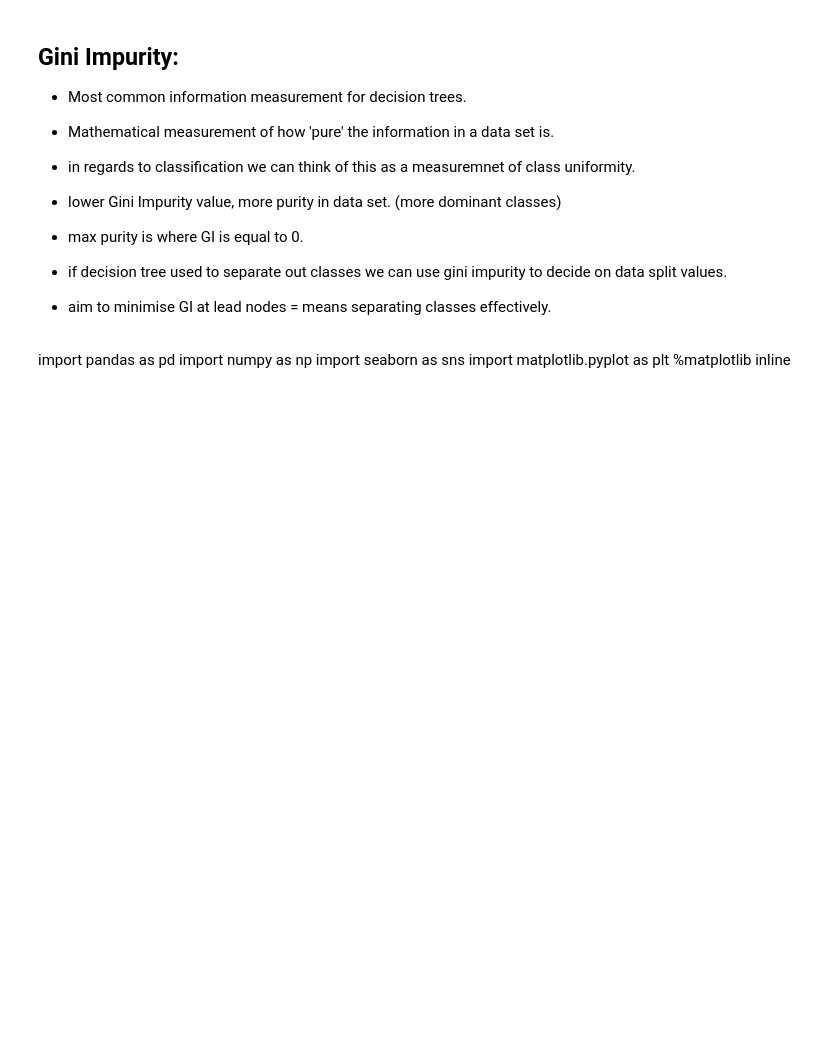
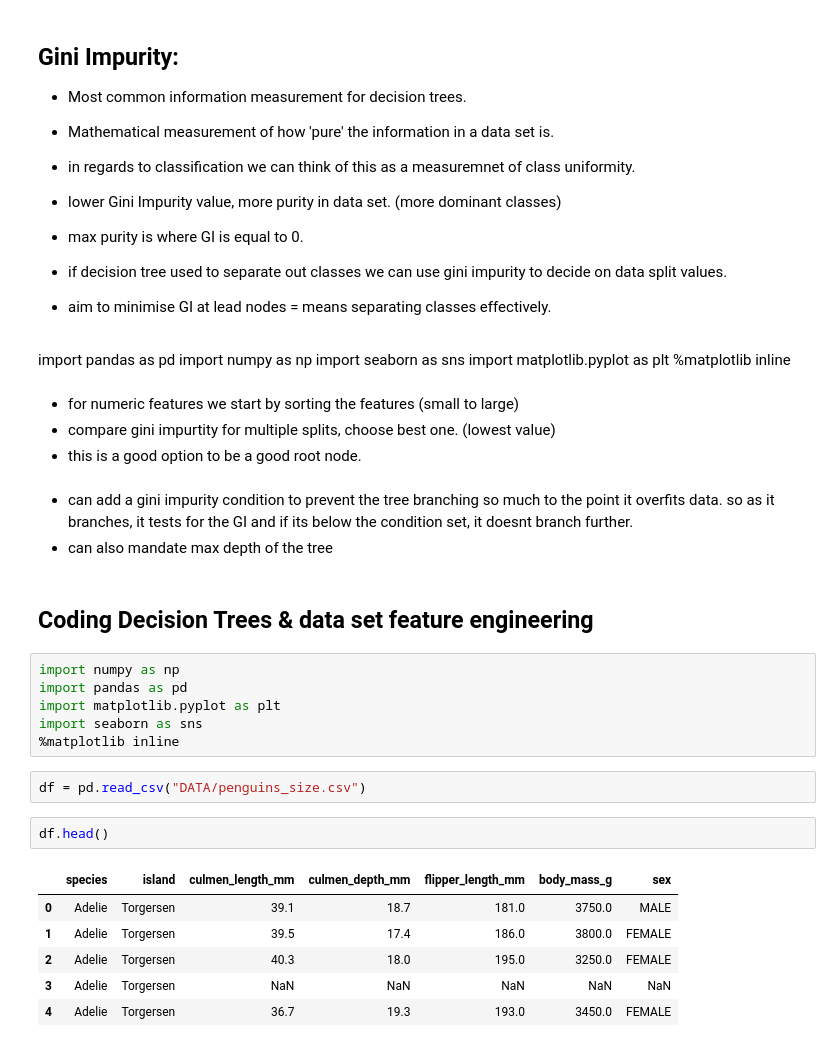
Before and after one commit to NadeemDin/ML-Tree-Based-Methods, a Jupyter notebook: Decision Tree Notes.ipynb, the cells around one changed output. Saved outputs shown, nothing was run; the diff lists cells and outputs as text; blank space fills up the shorter version.

```diff
--- a/Decision Tree Notes.ipynb
+++ b/Decision Tree Notes.ipynb
@@ -29,3 +29,29 @@ import numpy as np
 import seaborn as sns
 import matplotlib.pyplot as plt
 %matplotlib inline
+# %% [markdown]
+- for numeric features we start by sorting the features (small to large)
+- compare gini impurtity for multiple splits, choose best one. (lowest value)
+- this is a good option to be a good root node.
+# %% [markdown]
+- can add a gini impurity condition to prevent the tree branching so much to the point it overfits data. so as it branches, it tests for the GI and if its below the condition set, it doesnt branch further.
+- can also mandate max depth of the tree
+# %% [markdown]
+## Coding Decision Trees & data set feature engineering
+# %%
+import numpy as np
+import pandas as pd
+import matplotlib.pyplot as plt
+import seaborn as sns
+%matplotlib inline
+# %%
+df = pd.read_csv("DATA/penguins_size.csv")
+# %%
+df.head()
+# %% [output]
+|  | species | island | culmen_length_mm | culmen_depth_mm | flipper_length_mm | body_mass_g | sex |
+| 0 | Adelie | Torgersen | 39.1 | 18.7 | 181.0 | 3750.0 | MALE |
+| 1 | Adelie | Torgersen | 39.5 | 17.4 | 186.0 | 3800.0 | FEMALE |
+| 2 | Adelie | Torgersen | 40.3 | 18.0 | 195.0 | 3250.0 | FEMALE |
+| 3 | Adelie | Torgersen | NaN | NaN | NaN | NaN | NaN |
+| 4 | Adelie | Torgersen | 36.7 | 19.3 | 193.0 | 3450.0 | FEMALE |
```
Also changed, not shown: parts of 20 cells of this notebook.
